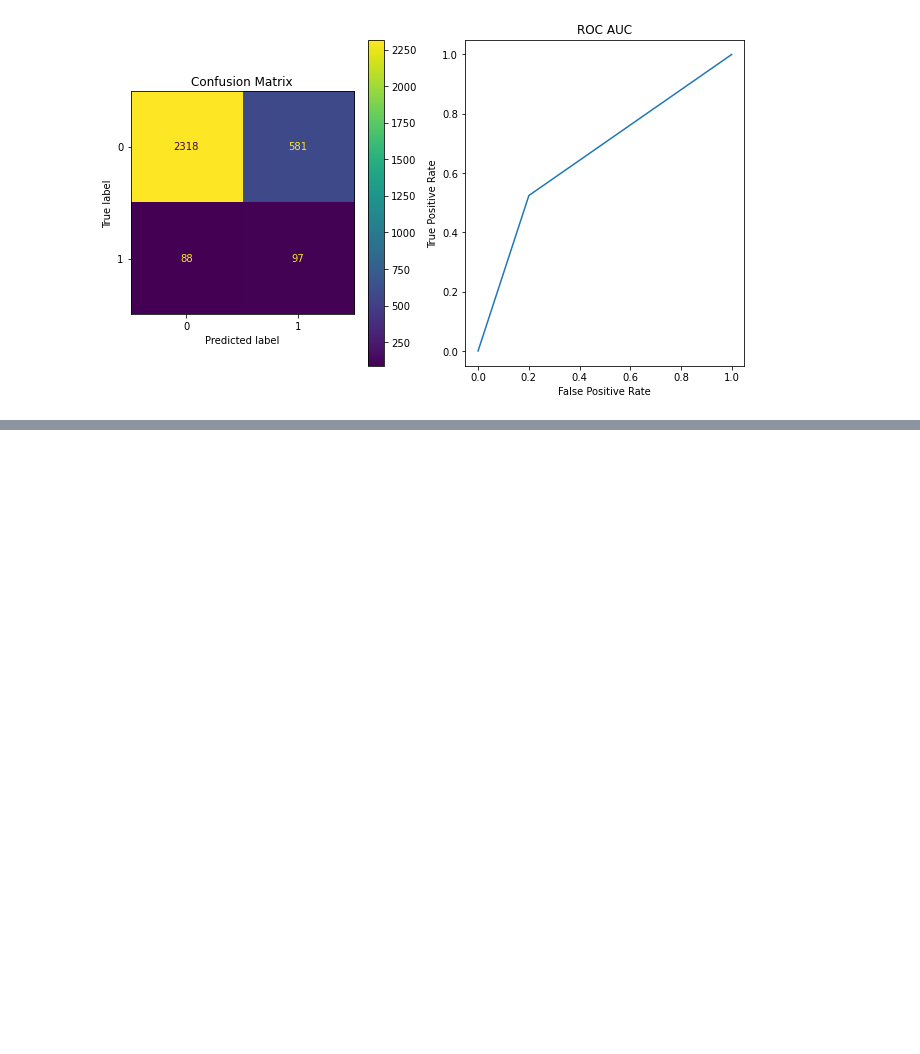
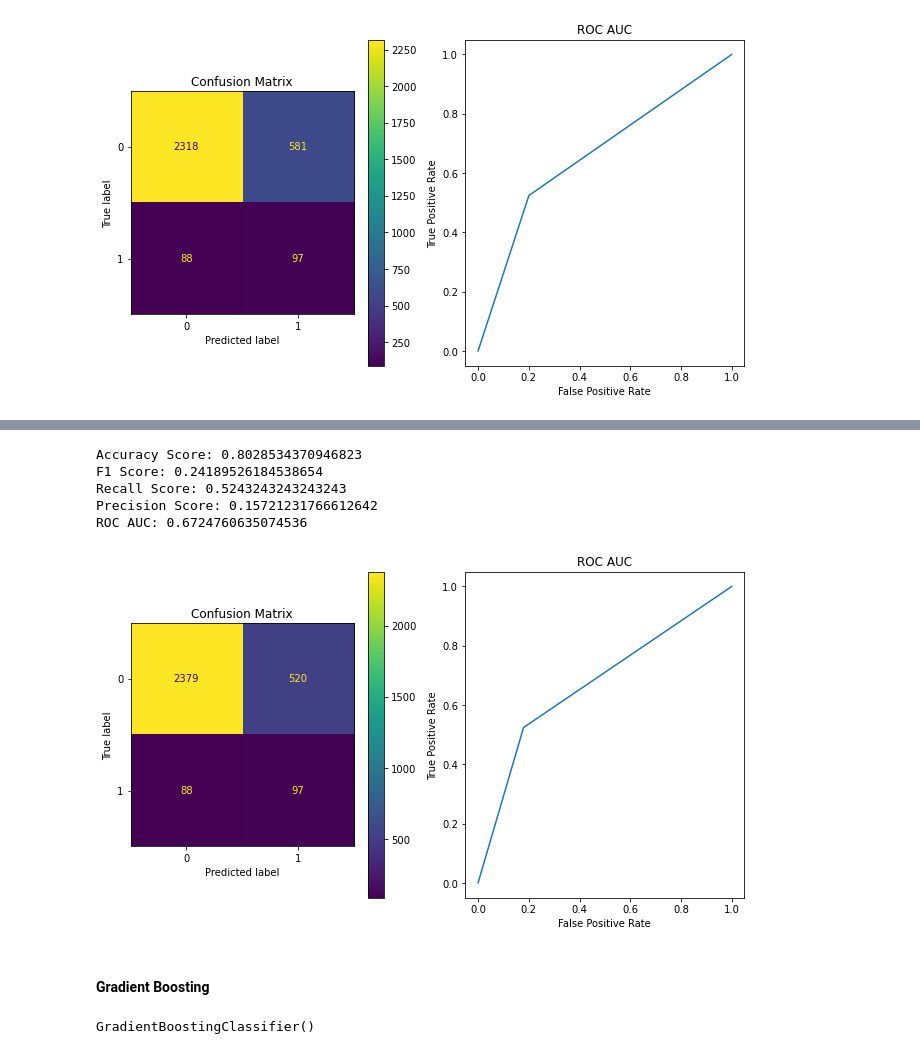
Before and after one commit to MohammadRouintan/Vehicle-Insurance-Claim-Fraud-Detection-Classification, a Jupyter notebook: VehicleInsuranceCLASSIFICATION.ipynb, the cells around one changed output, grey strips where cells are left out. Saved outputs shown, nothing was run; the diff lists cells and outputs as text; code cells hidden in the pictures; blank space fills up the shorter version.

```diff
--- a/VehicleInsuranceCLASSIFICATION.ipynb
+++ b/VehicleInsuranceCLASSIFICATION.ipynb
@@ -769,0 +788,11 @@ ROC AUC: 0.6619551942421897
+# %%
+analysis_model_with_test('ada_clf_under', ada_clf, x_test, y_test)
+# %% [output]
+Accuracy Score: 0.8028534370946823
+F1 Score: 0.24189526184538654
+Recall Score: 0.5243243243243243
+Precision Score: 0.15721231766612642
+ROC AUC: 0.6724760635074536
+[figure, added]
+# %% [markdown]
+#### Gradient Boosting
@@ -769,0 +802,4 @@ ROC AUC: 0.6619551942421897
+# %%
+gb_clf.fit(x_under, y_under)
+# %% [output]
+GradientBoostingClassifier()
```
Also changed, not shown: parts of 48 cells of this notebook.
